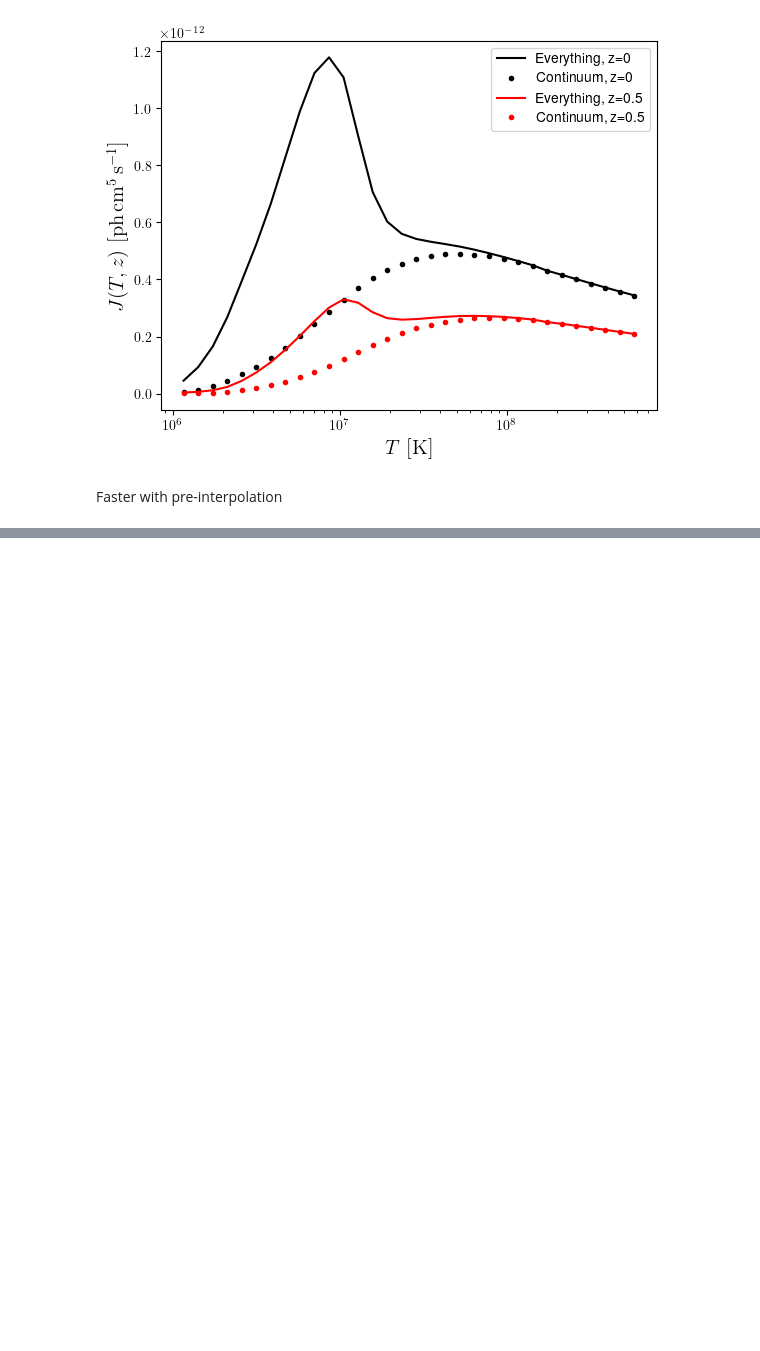
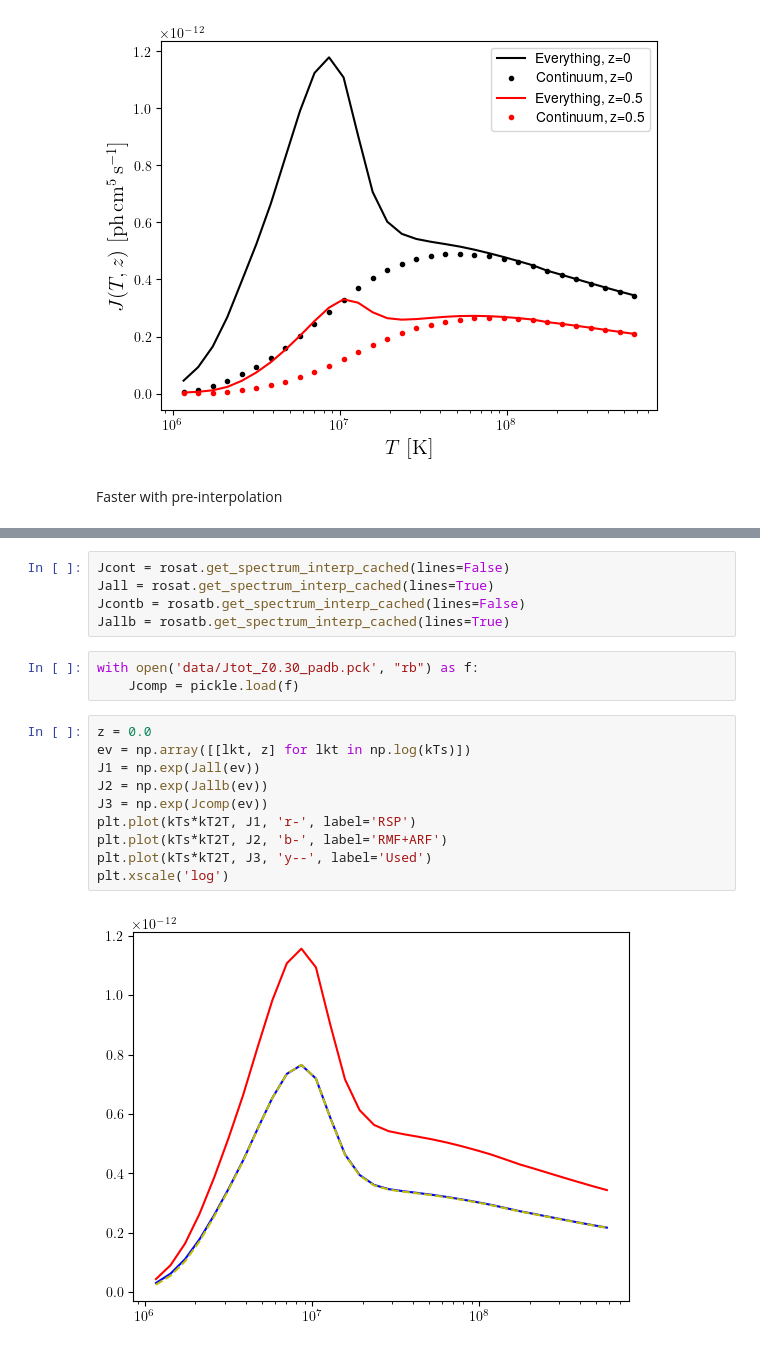
Before and after one commit to Cosmotheka/Cosmotheka_likelihoods, a Jupyter notebook: papers/ROSATx/ROSATProcess.ipynb, the cells around one changed output, grey strips where cells are left out. Drawn from its saved outputs; the diff is of its cells as text; blank space fills up the shorter version.

```diff
--- a/papers/ROSATx/ROSATProcess.ipynb
+++ b/papers/ROSATx/ROSATProcess.ipynb
@@ -106,0 +129,20 @@ Text(0.5, 0, '$T\\,\\,[{\\rm K}]$')
+# %%
+Jcont = rosat.get_spectrum_interp_cached(lines=False)
+Jall = rosat.get_spectrum_interp_cached(lines=True)
+Jcontb = rosatb.get_spectrum_interp_cached(lines=False)
+Jallb = rosatb.get_spectrum_interp_cached(lines=True)
+# %%
+with open('data/Jtot_Z0.30_padb.pck', "rb") as f:
+    Jcomp = pickle.load(f)
+# %%
+z = 0.0
+ev = np.array([[lkt, z] for lkt in np.log(kTs)])
+J1 = np.exp(Jall(ev))
+J2 = np.exp(Jallb(ev))
+J3 = np.exp(Jcomp(ev))
+plt.plot(kTs*kT2T, J1, 'r-', label='RSP')
+plt.plot(kTs*kT2T, J2, 'b-', label='RMF+ARF')
+plt.plot(kTs*kT2T, J3, 'y--', label='Used')
+plt.xscale('log')
+# %% [output]
+[figure, added]
```
Also changed, not shown: parts of 7 cells of this notebook, 10 other files.
